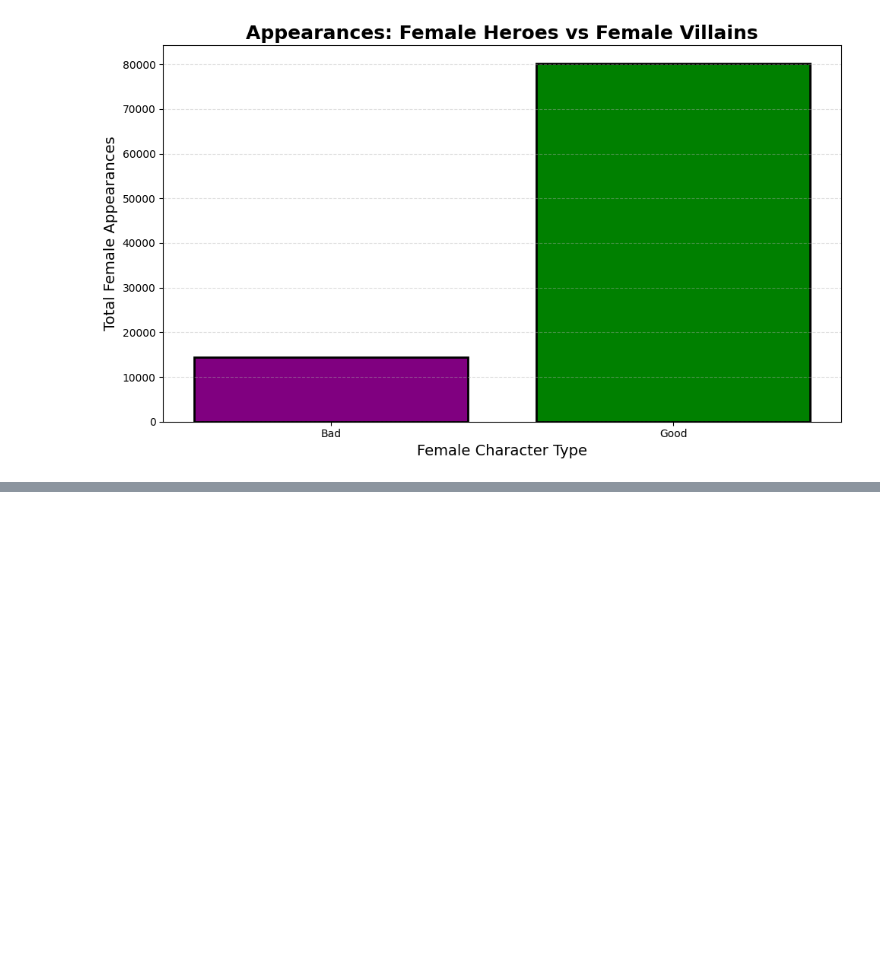
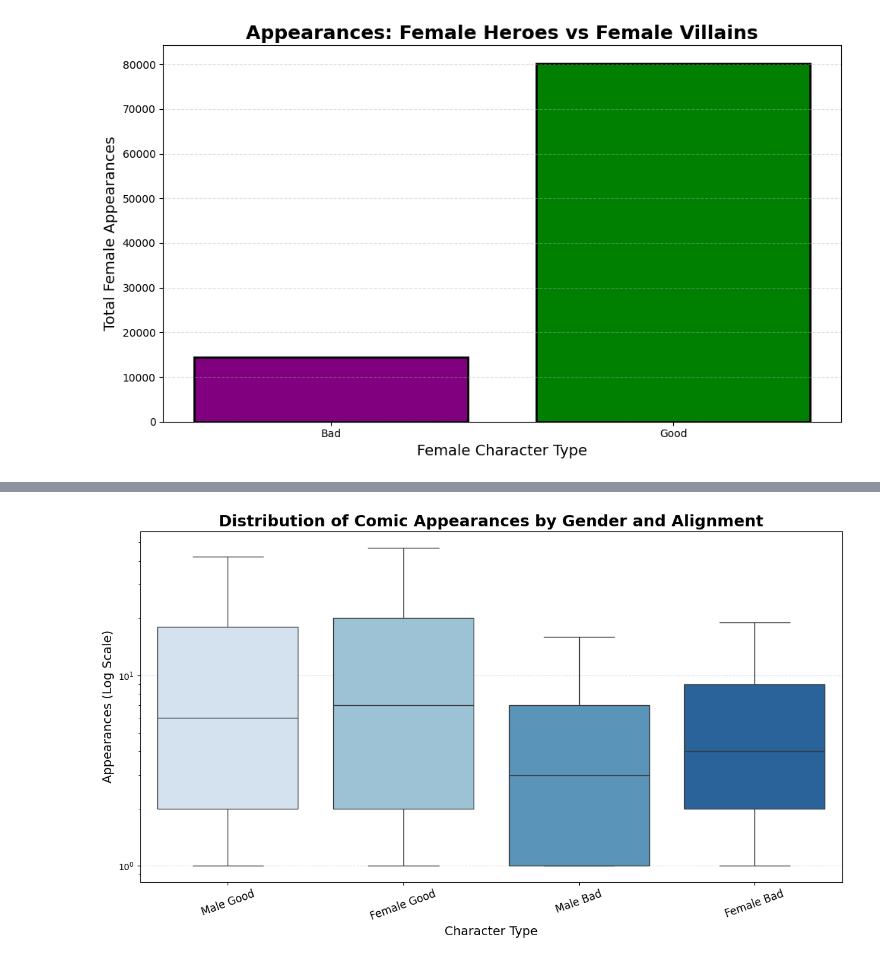
Before and after one commit to Ryanohmm/Data_work, a Jupyter notebook: data.ipynb, the cells around one changed output, grey strips where cells are left out. Saved outputs shown, nothing was run; the diff lists cells and outputs as text; code cells hidden in the pictures; blank space fills up the shorter version.

```diff
--- a/data.ipynb
+++ b/data.ipynb
@@ -587,0 +606,47 @@ plt.show()
+# %%
+# Normalize text fields
+df["ALIGN"] = df["ALIGN"].str.strip().str.title()
+df["SEX"] = df["SEX"].str.strip().str.title()
+
+# Convert APPEARANCES to numeric
+df["APPEARANCES"] = pd.to_numeric(df["APPEARANCES"], errors="coerce")
+
+# Filter dataset
+filtered = df[
+    df["ALIGN"].isin(["Good Characters", "Bad Characters"]) &
+    df["SEX"].isin(["Male Characters", "Female Characters"]) &
+    df["APPEARANCES"].notna() &
+    (df["APPEARANCES"] > 0)
+].copy()
+
+# Create grouping label
+filtered["Group"] = (
+    filtered["SEX"].str.extract(r"(Male|Female)") + " " +
+    filtered["ALIGN"].str.extract(r"(Good|Bad)")
+)
+
+filtered = filtered.dropna(subset=["Group"])
+
+# Seaborn boxplot (fixed palette warning)
+plt.figure(figsize=(12, 7))
+sns.boxplot(
+    data=filtered,
+    x="Group",
+    y="APPEARANCES",
+    hue="Group",          # required for palette
+    palette="Blues",
+    legend=False,         # hides duplicate legend
+    showfliers=False
+)
+
+plt.yscale("log")
+plt.title("Distribution of Comic Appearances by Gender and Alignment", fontsize=18, weight="bold")
+plt.xlabel("Character Type", fontsize=14)
+plt.ylabel("Appearances (Log Scale)", fontsize=14)
+plt.xticks(rotation=20, fontsize=12)
+plt.grid(axis="y", linestyle="--", alpha=0.4)
+
+plt.tight_layout()
+plt.show()
+# %% [output]
+[figure, added]
```
Also changed, not shown: parts of 4 cells of this notebook, 3 other files.
